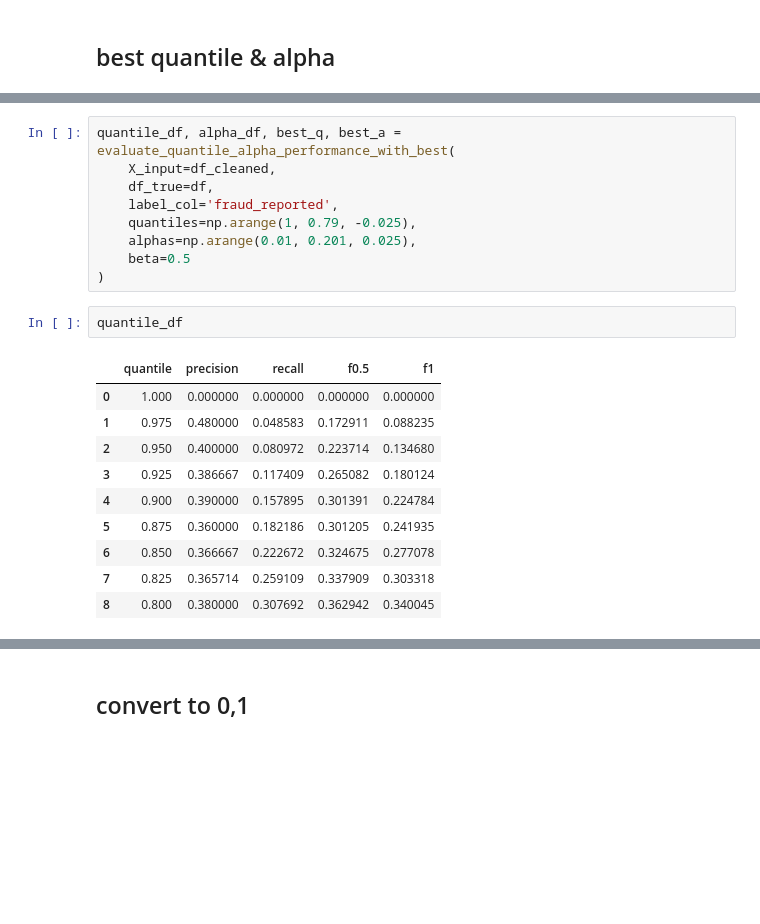
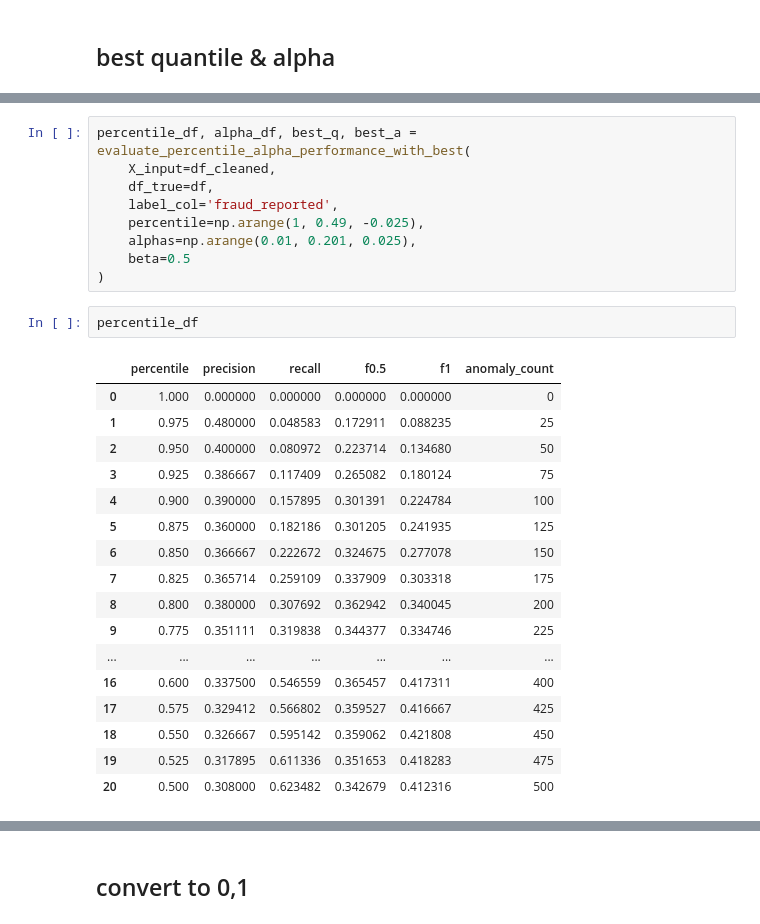
Before and after one commit to inkkuli/fraud_Insurance, a Jupyter notebook: fraud.ipynb, the cells around one changed output, grey strips where cells are left out. Cells and saved outputs as stored; diff of their text form; blank space fills up the shorter version.

```diff
--- a/fraud.ipynb
+++ b/fraud.ipynb
@@ -1128,25 +1130,32 @@ def evaluate_quantile_alpha_performance_with_best(
 # %%
-quantile_df, alpha_df, best_q, best_a = evaluate_quantile_alpha_performance_with_best(
+percentile_df, alpha_df, best_q, best_a = evaluate_percentile_alpha_performance_with_best(
     X_input=df_cleaned,
     df_true=df,
     label_col='fraud_reported',
-    quantiles=np.arange(1, 0.79, -0.025),
+    percentile=np.arange(1, 0.49, -0.025),
     alphas=np.arange(0.01, 0.201, 0.025),
     beta=0.5
 )
-# %%
-quantile_df
-# %% [output]
-|  | quantile | precision | recall | f0.5 | f1 |
-| 0 | 1.000 | 0.000000 | 0.000000 | 0.000000 | 0.000000 |
-| 1 | 0.975 | 0.480000 | 0.048583 | 0.172911 | 0.088235 |
-| 2 | 0.950 | 0.400000 | 0.080972 | 0.223714 | 0.134680 |
-| 3 | 0.925 | 0.386667 | 0.117409 | 0.265082 | 0.180124 |
-| 4 | 0.900 | 0.390000 | 0.157895 | 0.301391 | 0.224784 |
-| 5 | 0.875 | 0.360000 | 0.182186 | 0.301205 | 0.241935 |
-| 6 | 0.850 | 0.366667 | 0.222672 | 0.324675 | 0.277078 |
-| 7 | 0.825 | 0.365714 | 0.259109 | 0.337909 | 0.303318 |
-| 8 | 0.800 | 0.380000 | 0.307692 | 0.362942 | 0.340045 |
+# %%
+percentile_df
+# %% [output]
+|  | percentile | precision | recall | f0.5 | f1 | anomaly_count |
+| 0 | 1.000 | 0.000000 | 0.000000 | 0.000000 | 0.000000 | 0 |
+| 1 | 0.975 | 0.480000 | 0.048583 | 0.172911 | 0.088235 | 25 |
+| 2 | 0.950 | 0.400000 | 0.080972 | 0.223714 | 0.134680 | 50 |
+| 3 | 0.925 | 0.386667 | 0.117409 | 0.265082 | 0.180124 | 75 |
+| 4 | 0.900 | 0.390000 | 0.157895 | 0.301391 | 0.224784 | 100 |
+| 5 | 0.875 | 0.360000 | 0.182186 | 0.301205 | 0.241935 | 125 |
+| 6 | 0.850 | 0.366667 | 0.222672 | 0.324675 | 0.277078 | 150 |
+| 7 | 0.825 | 0.365714 | 0.259109 | 0.337909 | 0.303318 | 175 |
+| 8 | 0.800 | 0.380000 | 0.307692 | 0.362942 | 0.340045 | 200 |
+| 9 | 0.775 | 0.351111 | 0.319838 | 0.344377 | 0.334746 | 225 |
+| ... | ... | ... | ... | ... | ... | ... |
+| 16 | 0.600 | 0.337500 | 0.546559 | 0.365457 | 0.417311 | 400 |
+| 17 | 0.575 | 0.329412 | 0.566802 | 0.359527 | 0.416667 | 425 |
+| 18 | 0.550 | 0.326667 | 0.595142 | 0.359062 | 0.421808 | 450 |
+| 19 | 0.525 | 0.317895 | 0.611336 | 0.351653 | 0.418283 | 475 |
+| 20 | 0.500 | 0.308000 | 0.623482 | 0.342679 | 0.412316 | 500 |
 # %%
 alpha_df
 # %% [output]
```
Also changed, not shown: parts of 25 cells of this notebook.
